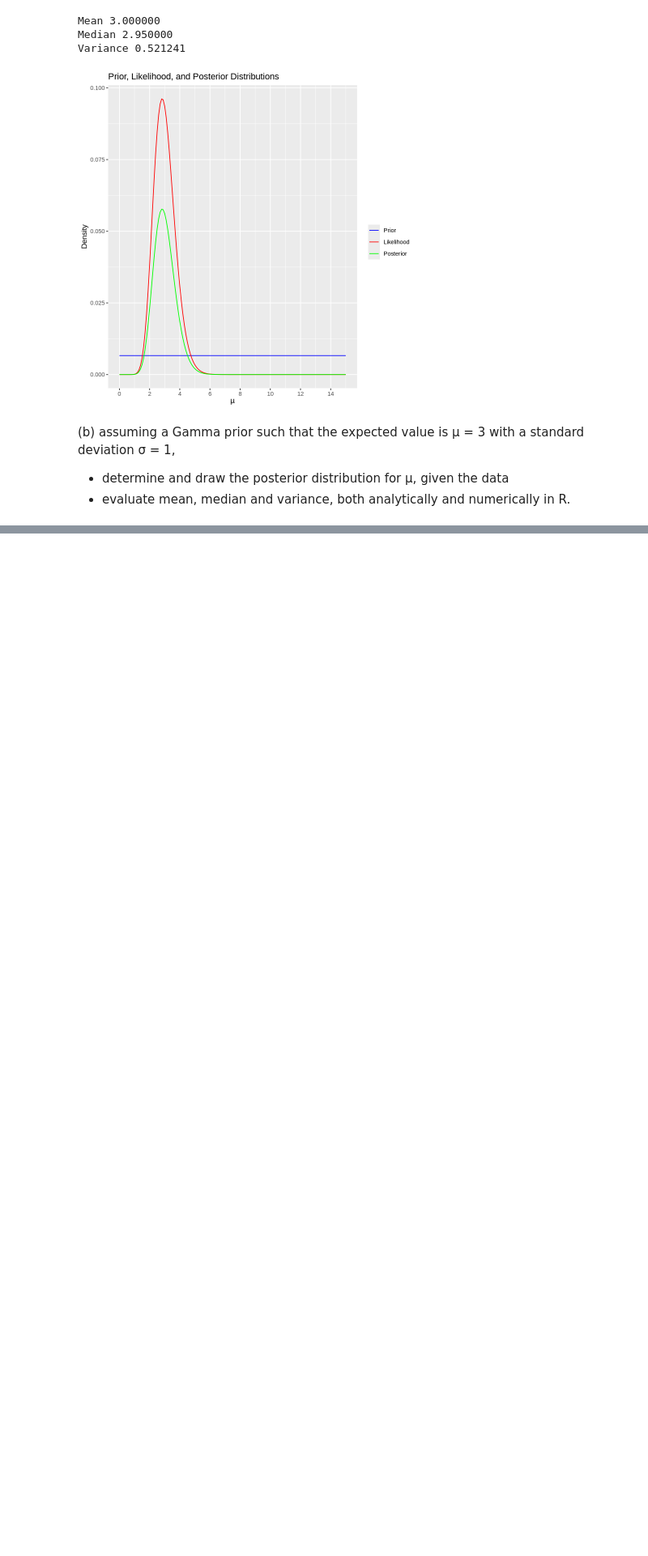
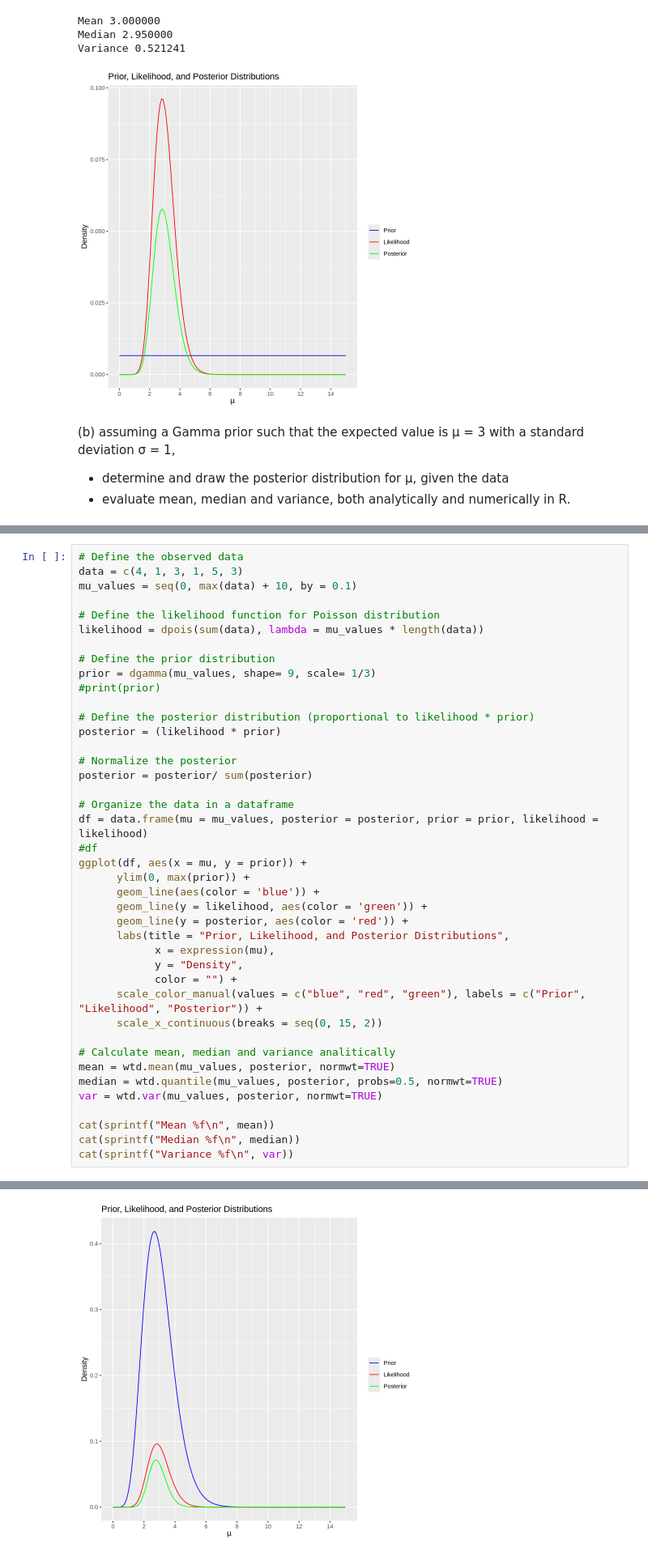
Before and after one commit to pietromalagoli/asp, a Jupyter notebook: code/lab03/Malagoli_Pietro_RLab03.ipynb, the cells around one changed output, grey strips where cells are left out. Shown at 81% size. Cells and saved outputs as stored; diff of their text form; blank space fills up the shorter version.

```diff
--- a/code/lab03/Malagoli_Pietro_RLab03.ipynb
+++ b/code/lab03/Malagoli_Pietro_RLab03.ipynb
@@ -102,0 +79,42 @@ plot(posterior_values, ylim=c(0,20))
+# %%
+# Define the observed data
+data = c(4, 1, 3, 1, 5, 3)
+mu_values = seq(0, max(data) + 10, by = 0.1)
+
+# Define the likelihood function for Poisson distribution
+likelihood = dpois(sum(data), lambda = mu_values * length(data))
+
+# Define the prior distribution
+prior = dgamma(mu_values, shape= 9, scale= 1/3)
+#print(prior)
+
+# Define the posterior distribution (proportional to likelihood * prior)
+posterior = (likelihood * prior)
+
+# Normalize the posterior
+posterior = posterior/ sum(posterior)
+
+# Organize the data in a dataframe
+df = data.frame(mu = mu_values, posterior = posterior, prior = prior, likelihood = likelihood)
+#df
+ggplot(df, aes(x = mu, y = prior)) +
+      ylim(0, max(prior)) +
+      geom_line(aes(color = 'blue')) +
+      geom_line(y = likelihood, aes(color = 'green')) +
+      geom_line(y = posterior, aes(color = 'red')) +
+      labs(title = "Prior, Likelihood, and Posterior Distributions",
+            x = expression(mu),
+            y = "Density",
+            color = "") +
+      scale_color_manual(values = c("blue", "red", "green"), labels = c("Prior", "Likelihood", "Posterior")) +
+      scale_x_continuous(breaks = seq(0, 15, 2))
+
+# Calculate mean, median and variance analitically
+mean = wtd.mean(mu_values, posterior, normwt=TRUE)
+median = wtd.quantile(mu_values, posterior, probs=0.5, normwt=TRUE)
+var = wtd.var(mu_values, posterior, normwt=TRUE)
+
+cat(sprintf("Mean %f\n", mean))
+cat(sprintf("Median %f\n", median))
+cat(sprintf("Variance %f\n", var))
+# %% [output]
@@ -102,0 +126 @@ plot(posterior_values, ylim=c(0,20))
+[figure, added]
```
Also changed, not shown: parts of 4 cells of this notebook.
